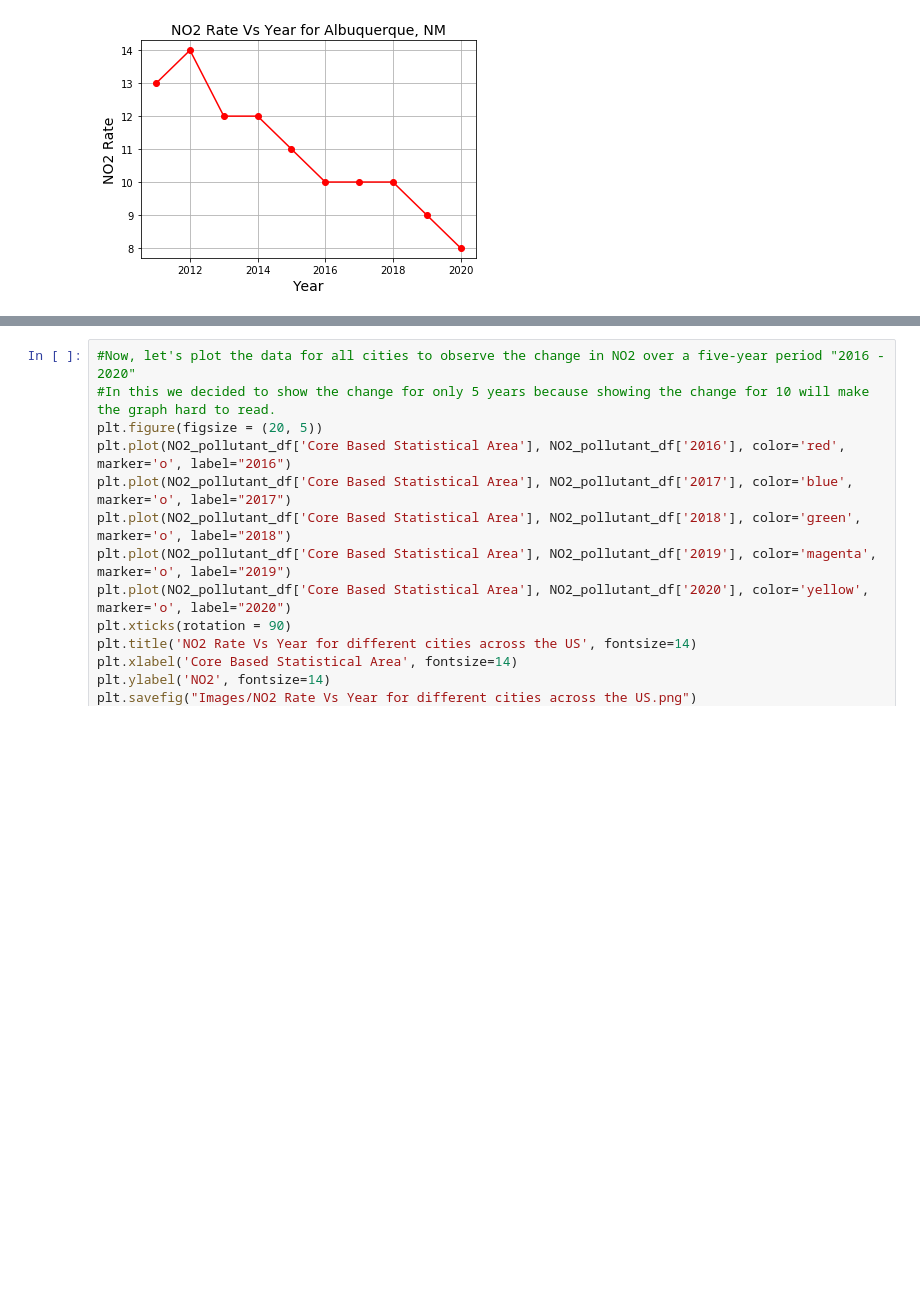
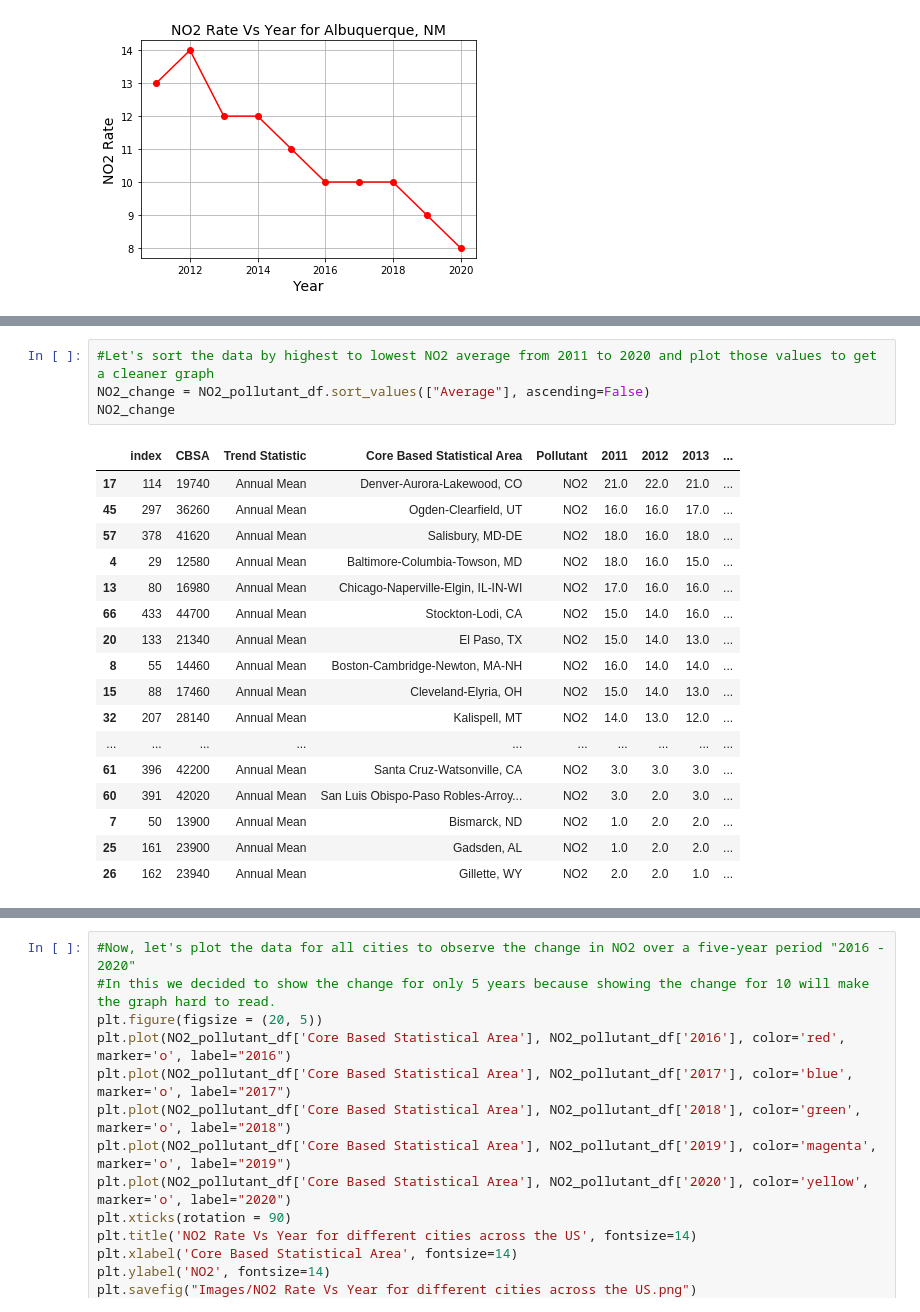
Before and after one commit to diallomt193/America-s-air-quality-analysis, a Jupyter notebook: NO2 Analysis.ipynb, the cells around one changed output, grey strips where cells are left out. Saved outputs shown, nothing was run; the diff lists cells and outputs as text; blank space fills up the shorter version.

```diff
--- a/NO2 Analysis.ipynb
+++ b/NO2 Analysis.ipynb
@@ -214,0 +215,22 @@ plot_graphs(0)
+# %%
+#Let's sort the data by highest to lowest NO2 average from 2011 to 2020 and plot those values to get a cleaner graph
+NO2_change = NO2_pollutant_df.sort_values(["Average"], ascending=False)
+NO2_change
+# %% [output]
+|  | index | CBSA | Trend Statistic | Core Based Statistical Area | Pollutant | 2011 | 2012 | 2013 | ... |
+| 17 | 114 | 19740 | Annual Mean | Denver-Aurora-Lakewood, CO | NO2 | 21.0 | 22.0 | 21.0 | ... |
+| 45 | 297 | 36260 | Annual Mean | Ogden-Clearfield, UT | NO2 | 16.0 | 16.0 | 17.0 | ... |
+| 57 | 378 | 41620 | Annual Mean | Salisbury, MD-DE | NO2 | 18.0 | 16.0 | 18.0 | ... |
+| 4 | 29 | 12580 | Annual Mean | Baltimore-Columbia-Towson, MD | NO2 | 18.0 | 16.0 | 15.0 | ... |
+| 13 | 80 | 16980 | Annual Mean | Chicago-Naperville-Elgin, IL-IN-WI | NO2 | 17.0 | 16.0 | 16.0 | ... |
+| 66 | 433 | 44700 | Annual Mean | Stockton-Lodi, CA | NO2 | 15.0 | 14.0 | 16.0 | ... |
+| 20 | 133 | 21340 | Annual Mean | El Paso, TX | NO2 | 15.0 | 14.0 | 13.0 | ... |
+| 8 | 55 | 14460 | Annual Mean | Boston-Cambridge-Newton, MA-NH | NO2 | 16.0 | 14.0 | 14.0 | ... |
+| 15 | 88 | 17460 | Annual Mean | Cleveland-Elyria, OH | NO2 | 15.0 | 14.0 | 13.0 | ... |
+| 32 | 207 | 28140 | Annual Mean | Kalispell, MT | NO2 | 14.0 | 13.0 | 12.0 | ... |
+| ... | ... | ... | ... | ... | ... | ... | ... | ... | ... |
+| 61 | 396 | 42200 | Annual Mean | Santa Cruz-Watsonville, CA | NO2 | 3.0 | 3.0 | 3.0 | ... |
+| 60 | 391 | 42020 | Annual Mean | San Luis Obispo-Paso Robles-Arroy... | NO2 | 3.0 | 2.0 | 3.0 | ... |
+| 7 | 50 | 13900 | Annual Mean | Bismarck, ND | NO2 | 1.0 | 2.0 | 2.0 | ... |
+| 25 | 161 | 23900 | Annual Mean | Gadsden, AL | NO2 | 1.0 | 2.0 | 2.0 | ... |
+| 26 | 162 | 23940 | Annual Mean | Gillette, WY | NO2 | 2.0 | 2.0 | 1.0 | ... |
```
Also changed, not shown: parts of 3 cells of this notebook, 7 other files.
